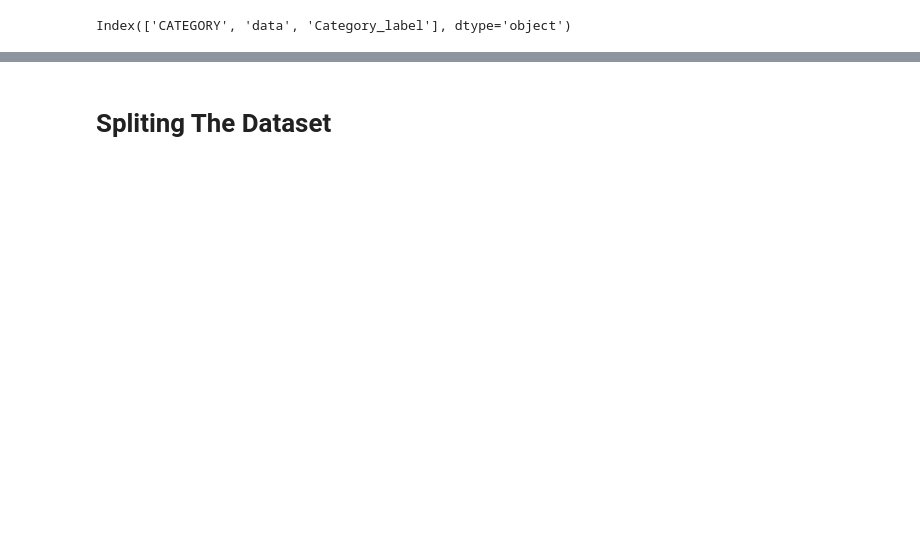
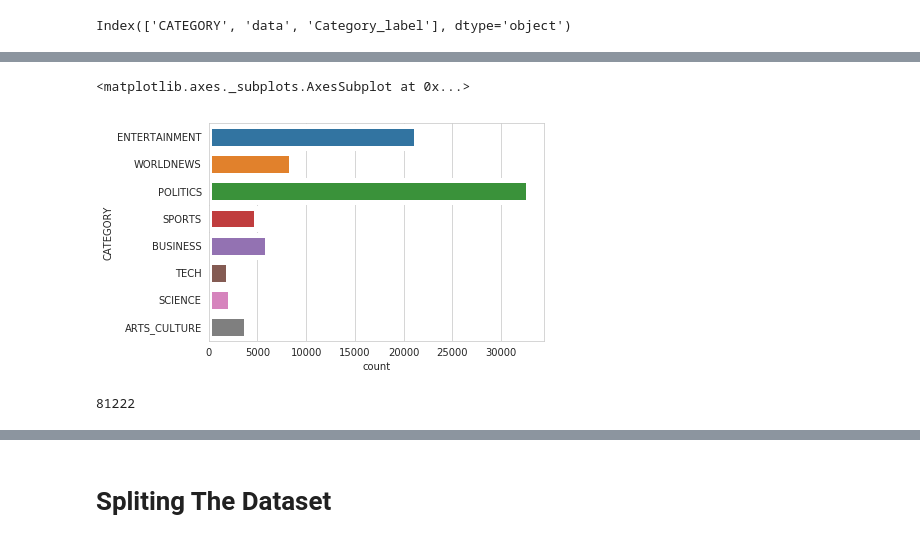
Before and after one commit to utsavdarlami/BreakfastScoop, a Jupyter notebook: NewsClassification.ipynb, the cells around one changed output, grey strips where cells are left out. Cells and saved outputs as stored; diff of their text form; code cells hidden in the pictures; blank space fills up the shorter version.

```diff
--- a/NewsClassification.ipynb
+++ b/NewsClassification.ipynb
@@ -380,0 +454,9 @@ myNewsDataset.head()
+# %%
+sns.countplot(y=myNewsDataset.CATEGORY,linewidth=5,)
+# %% [output]
+<matplotlib.axes._subplots.AxesSubplot at 0x...>
+[figure, added]
+# %%
+len(myNewsDataset.CATEGORY)
+# %% [output]
+81222
```
Also changed, not shown: parts of 91 cells of this notebook, 7 other files.
